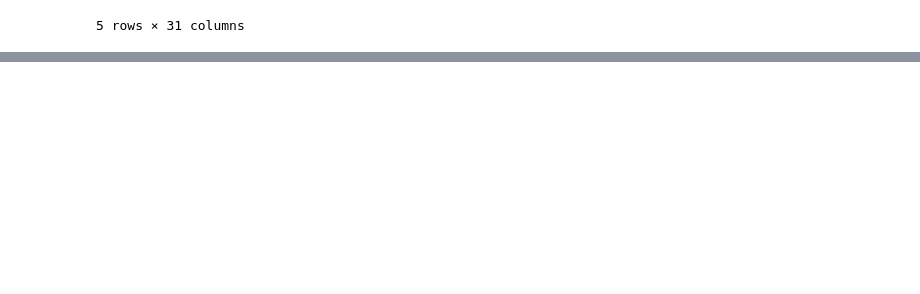
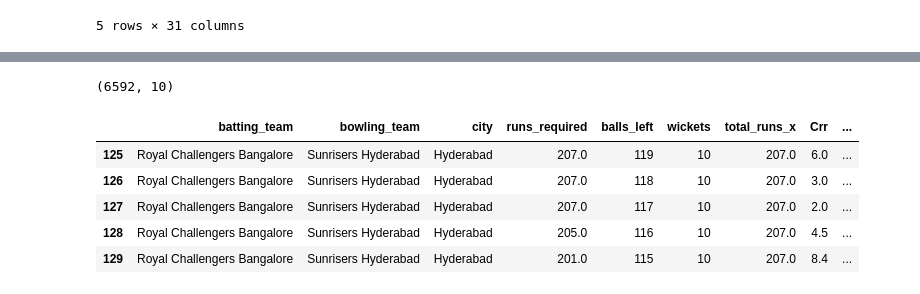
Before and after one commit to Angel-dash/Crck_pred, a Jupyter notebook: CrickPred.ipynb, the cells around one changed output, grey strips where cells are left out. Cells and saved outputs as stored; diff of their text form; code cells hidden in the pictures; blank space fills up the shorter version.

```diff
--- a/CrickPred.ipynb
+++ b/CrickPred.ipynb
@@ -244,4 +244,4 @@ delivery_df.head()
 def result(row):
   return 1 if row['batting_team']==row['winner'] else 0
 # %%
-delivery_df.apply(result,axis=1)
+delivery_df['results']=delivery_df.apply(result,axis=1)
@@ -260,0 +258,15 @@ Length: 6592, dtype: int64
+# %%
+df = delivery_df[['batting_team','bowling_team','city','runs_required','balls_left','wickets','total_runs_x','Crr','rrr','results']]
+# %%
+df.shape
+# %% [output]
+(6592, 10)
+# %%
+df.head()
+# %% [output]
+|  | batting_team | bowling_team | city | runs_required | balls_left | wickets | total_runs_x | Crr | ... |
+| 125 | Royal Challengers Bangalore | Sunrisers Hyderabad | Hyderabad | 207.0 | 119 | 10 | 207.0 | 6.0 | ... |
+| 126 | Royal Challengers Bangalore | Sunrisers Hyderabad | Hyderabad | 207.0 | 118 | 10 | 207.0 | 3.0 | ... |
+| 127 | Royal Challengers Bangalore | Sunrisers Hyderabad | Hyderabad | 207.0 | 117 | 10 | 207.0 | 2.0 | ... |
+| 128 | Royal Challengers Bangalore | Sunrisers Hyderabad | Hyderabad | 205.0 | 116 | 10 | 207.0 | 4.5 | ... |
+| 129 | Royal Challengers Bangalore | Sunrisers Hyderabad | Hyderabad | 201.0 | 115 | 10 | 207.0 | 8.4 | ... |
```
Also changed, not shown: parts of 2 cells of this notebook.
